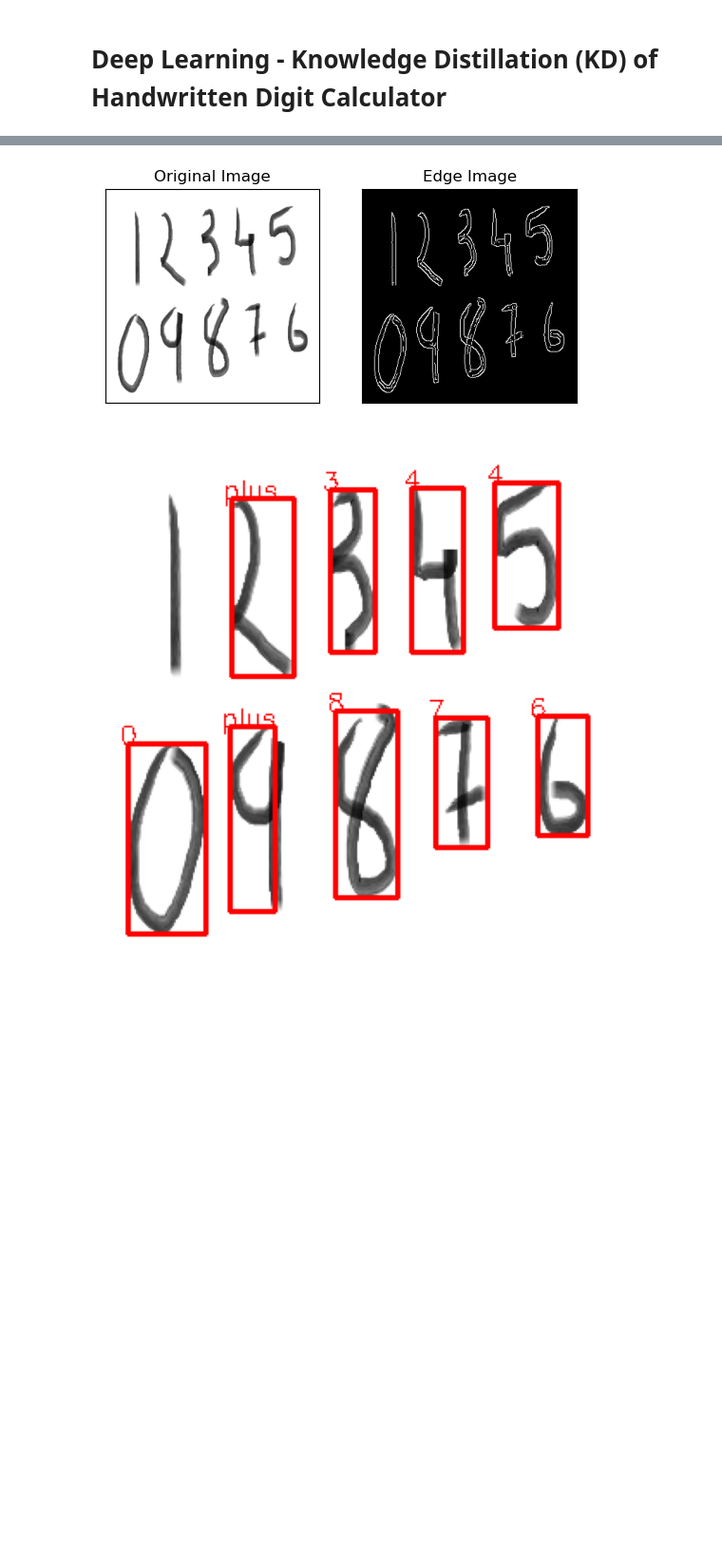
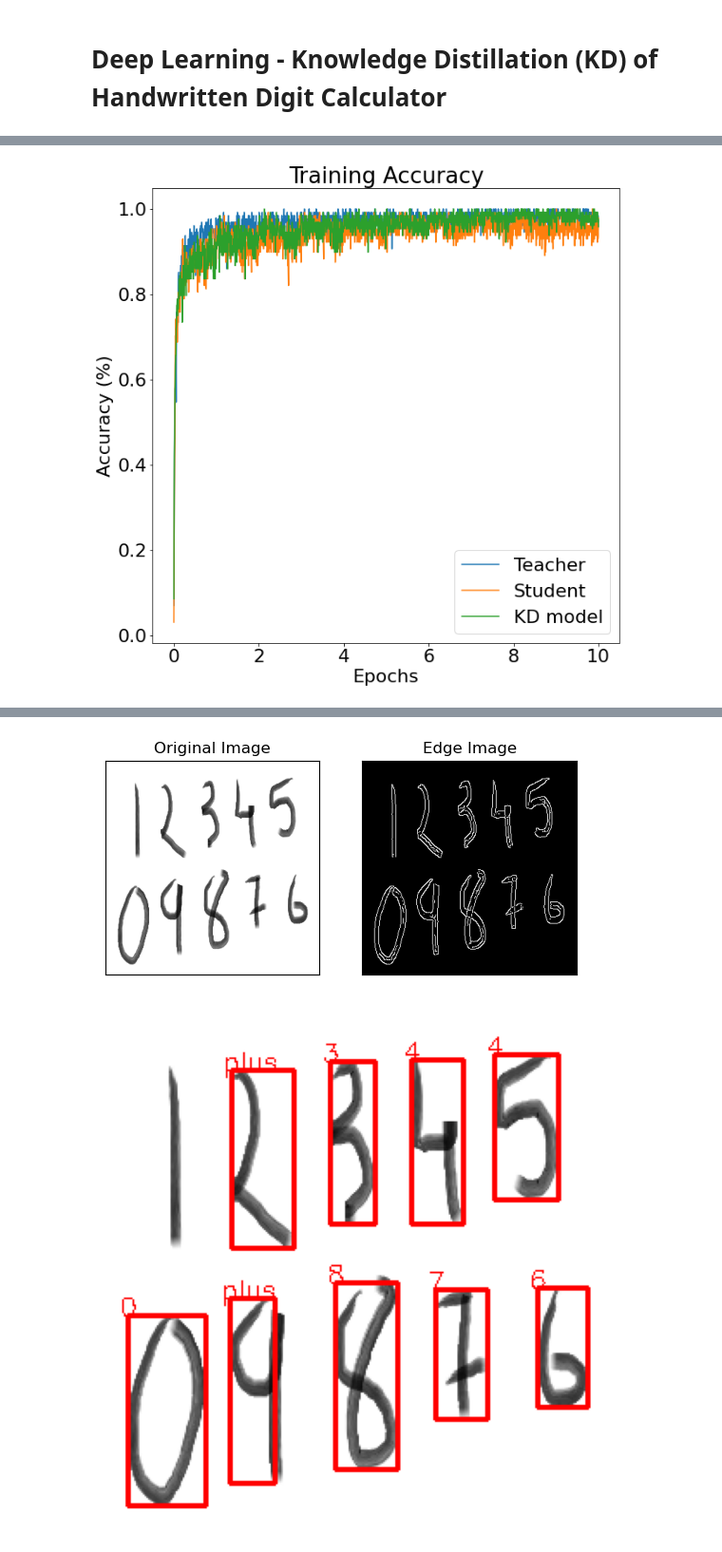
Before and after one commit to emilhu20/Handwritten-Digit-Calculator-using-Knowledge-Distillation, a Jupyter notebook: project_optimized.ipynb, the cells around one changed output, grey strips where cells are left out. Shown at 95% size. Saved outputs shown, nothing was run; the diff lists cells and outputs as text; code cells hidden in the pictures; blank space fills up the shorter version.

```diff
--- a/project_optimized.ipynb
+++ b/project_optimized.ipynb
@@ -672,0 +663,94 @@ NameError: name 'epochs' is not defined
+# %%
+"""
+PLOTTING RESULTS
+"""
+#change font size for plotting
+font = {'family' : 'normal',
+        'weight' : 'bold',
+        'size'   : 22}
+plt.rcParams.update({'font.size': 22})
+
+
+# x values (epochs)
+epochs_training = np.linspace(0, epochs, len(training_accuracy))
+epochs_validation = np.linspace(0, epochs, len(validate_accuracy))
+
+
+#variables to store avg validation loss and accuracy
+average_validation_loss_teacher = [0.098017, 0.081150, 0.084012, 0.071976, 0.059117, 0.058566, 0.052444, 0.058161, 0.054100, 0.050165]
+average_validation_loss_student = [0.357416, 0.424356 , 0.359764, 0.416732, 0.466068, 0.491474, 0.533345, 0.634467, 0.680360, 0.683523]
+average_validation_loss_new_student = [0.359817, 0.358279, 0.352091, 0.329924, 0.387653, 0.343457, 0.311415, 0.297049, 0.366808, 0.339484]
+
+average_validation_accuracy_teacher = [96.6, 97.2, 97.3, 97.8, 97.9, 97.9, 98.2, 98.0, 98.0, 98.2]
+average_validation_accuracy_student = [89.5, 88.8, 91.0, 90.5, 90.2, 90.2, 90.3, 90.4, 90.3, 90.1]
+average_validation_accuracy_new_student = [89.4, 91.1, 91.0, 91.4, 91.6, 91.1, 91.6, 92.4, 91.4, 92.0]
+
+
+#training accuracy
+figure = plt.figure(figsize=(10, 10))
+plt.plot(epochs_training, training_accuracy, label='Teacher')
+plt.plot(epochs_training, student_training_accuracy, label='Student')
+plt.plot(epochs_training, kd_train_accuracy, label='KD model')
+plt.title("Training Accuracy")
+plt.xlabel("Epochs")
+plt.ylabel("Accuracy (%)")
+plt.legend()
+plt.savefig('training_accuracy.png')
+
+
+#training loss
+figure = plt.figure(figsize=(10, 10))
+plt.plot(epochs_training, training_losses, label='Teacher')
+plt.plot(epochs_training, student_training_losses, label='Student')
+plt.plot(epochs_training, kd_train_loss, label='KD model')
+plt.title("Training Loss")
+plt.xlabel("Epochs")
+plt.ylabel("Loss")
+plt.legend()
+plt.savefig('training_loss.png')
+
+
+#validation accuracy
+figure = plt.figure(figsize=(10, 10))
+plt.plot(epochs_validation, average_validation_accuracy_teacher, label='Teacher')
+plt.plot(epochs_validation, average_validation_accuracy_student, label='Student')
+plt.plot(epochs_validation, average_validation_accuracy_new_student, label='KD model')
+plt.title("Validation Accuracy")
+plt.xlabel("Epochs")
+plt.ylabel("Accuracy (%)")
+plt.legend()
+plt.savefig('avg_validation_accuracy.png')
+
+#validation loss
+figure = plt.figure(figsize=(10, 10))
+plt.plot(epochs_validation, average_validation_loss_teacher, label='Teacher')
+plt.plot(epochs_validation, average_validation_loss_student, label='Student')
+plt.plot(epochs_validation, average_validation_loss_new_student, label='KD model')
+plt.title("Validation Loss")
+plt.xlabel("Epochs")
+plt.ylabel("Loss")
+plt.legend()
+plt.savefig('avg_validation_loss.png')
+
+
+#add both training and accuracy in one graph
+figure = plt.figure(figsize=(18, 18))
+figure.add_subplot(2, 2, 1)
+plt.plot(epochs_training, training_accuracy, label='Teacher')
+plt.plot(epochs_training, student_training_accuracy, label='Student')
+plt.plot(epochs_training, kd_train_accuracy, label='KD model')
+plt.title("Training Accuracy")
+plt.xlabel("Epochs")
+plt.ylabel("Accuracy (%)")
+plt.legend()
+
+figure.add_subplot(2, 2, 3)
+plt.plot(epochs_training, training_losses, label='Teacher')
+plt.plot(epochs_training, student_training_losses, label='Student')
+plt.plot(epochs_training, kd_train_loss, label='KD model')
+plt.title("Training Loss")
+plt.xlabel("Epochs")
+plt.ylabel("Loss")
+plt.legend()
+plt.savefig('combine_training_loss.png')
+# %% [output]
@@ -672,0 +758 @@ NameError: name 'epochs' is not defined
+[figure, added]
```
Also changed, not shown: parts of 15 cells of this notebook, 1 other file.
